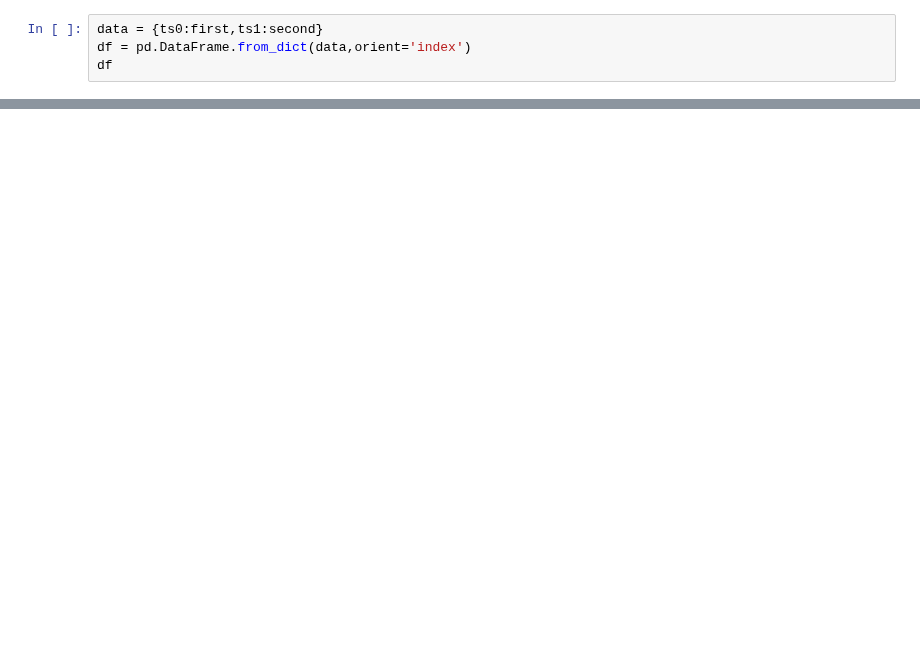
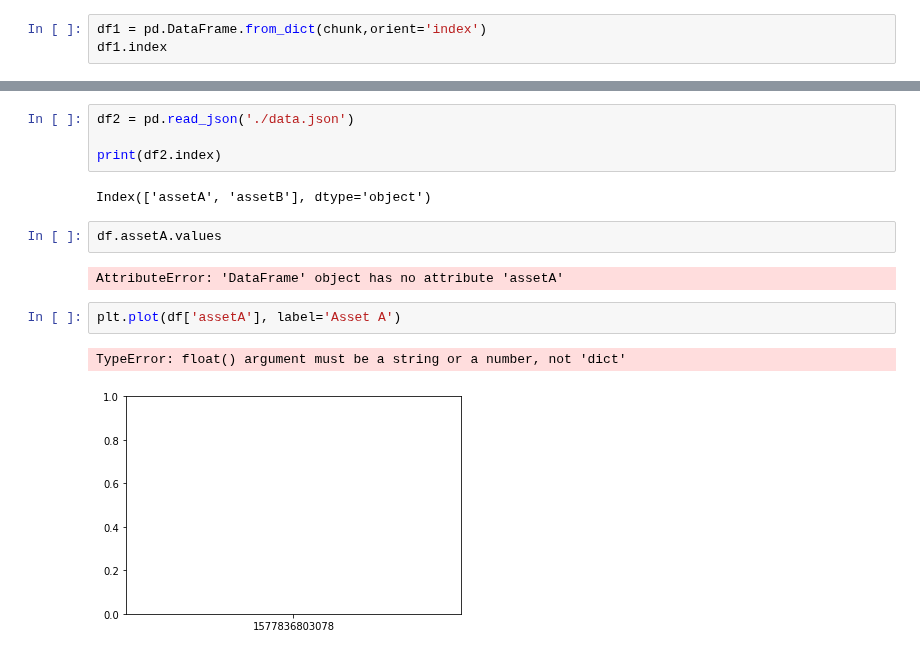
Before and after one commit to giladbarnea/scratches, a Jupyter notebook: efficient-frontier/home-task/algo-home-task/efficient_frontier_scratch.ipynb, the cells around one changed output, grey strips where cells are left out. Drawn from its saved outputs; the diff is of its cells as text; blank space fills up the shorter version.

```diff
--- a/efficient-frontier/home-task/algo-home-task/efficient_frontier_scratch.ipynb
+++ b/efficient-frontier/home-task/algo-home-task/efficient_frontier_scratch.ipynb
@@ -129,5 +160,4 @@ plt.show()
 # %%
-data = {ts0:first,ts1:second}
-df = pd.DataFrame.from_dict(data,orient='index')
-df
+df1 = pd.DataFrame.from_dict(chunk,orient='index')
+df1.index
 # %% [output]
@@ -136,0 +181,15 @@ df
+# %%
+df2 = pd.read_json('./data.json')
+
+print(df2.index)
+# %% [output]
+Index(['assetA', 'assetB'], dtype='object')
+# %%
+df.assetA.values
+# %% [output]
+AttributeError: 'DataFrame' object has no attribute 'assetA'
+# %%
+plt.plot(df['assetA'], label='Asset A')
+# %% [output]
+TypeError: float() argument must be a string or a number, not 'dict'
+[figure, added]
```
Also changed, not shown: parts of 20 cells of this notebook, 4 other files.
